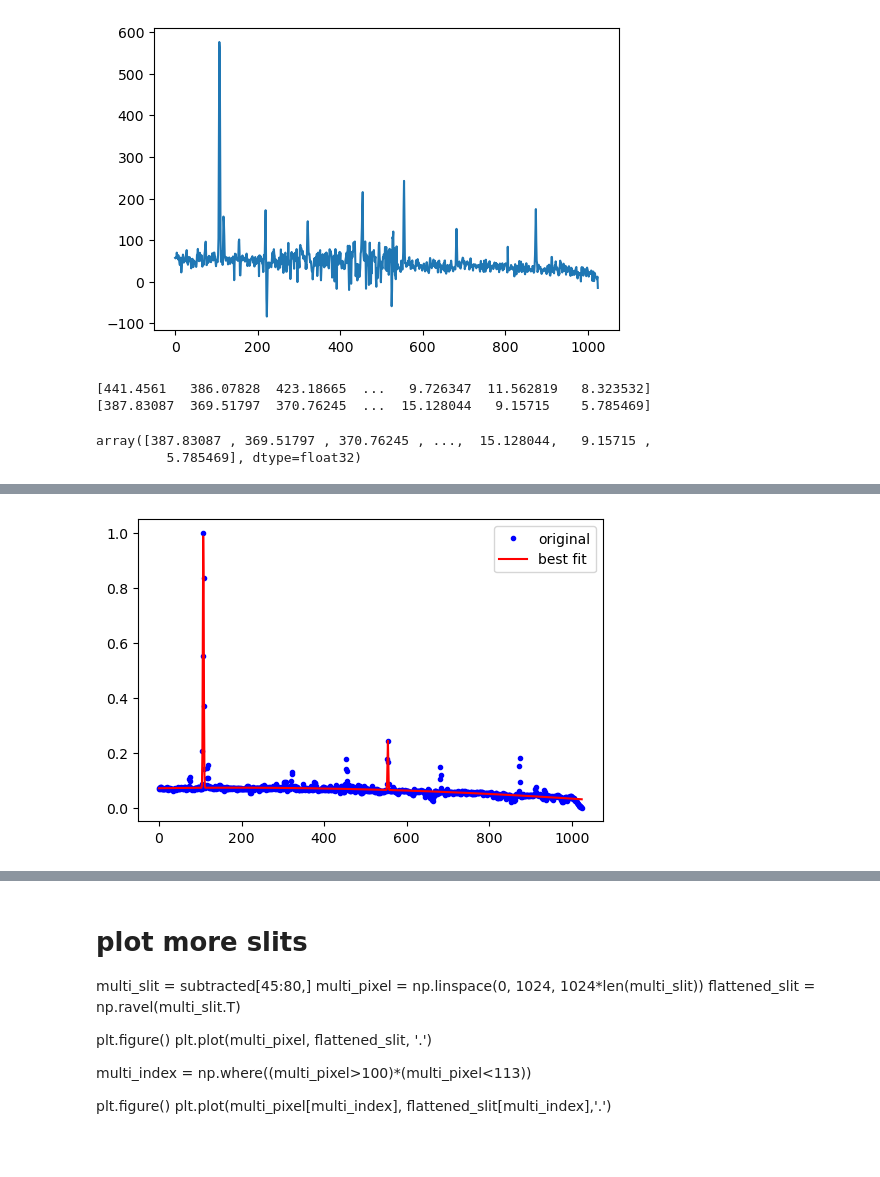
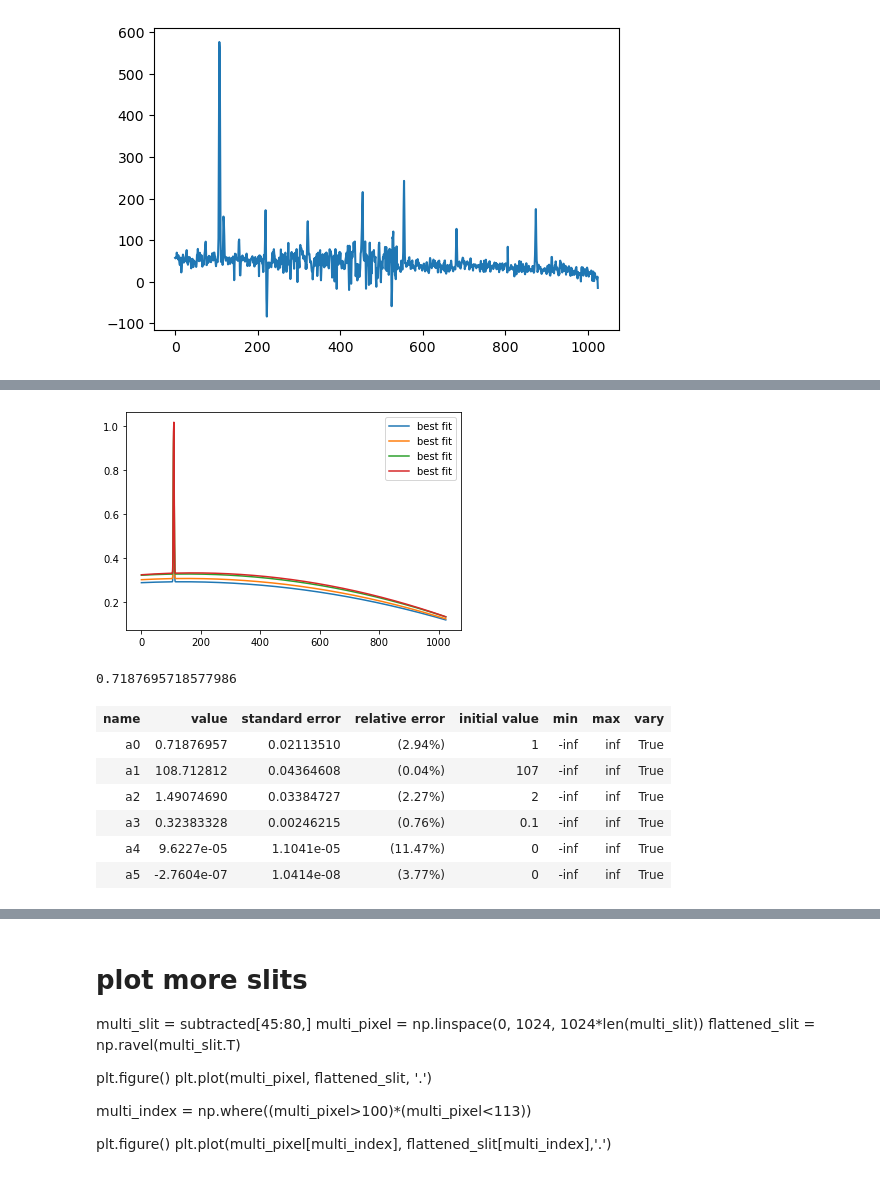
Before and after one commit to ruoyanwangdr/Dynamics-of-Jovian-Infrared-Auroral-Ionosphere-and-Thermosphere, a Jupyter notebook: h3p.ipynb, the cells around one changed output, grey strips where cells are left out. Drawn from its saved outputs; the diff is of its cells as text; code cells hidden in the pictures; blank space fills up the shorter version.

Commit message:
Obtain best fit parameters

```diff
--- a/h3p.ipynb
+++ b/h3p.ipynb
@@ -76,35 +150,7 @@ plt.plot(pixel, selected_slit)
 # %% [output]
 [<matplotlib.lines.Line2D at 0x...>]
 [figure]
-# %%
-for i in range(2):
-    new_slit = sky_subtracted[i+87]
-    print(new_slit)
-# %% [output]
-[441.4561   386.07828  423.18665  ...   9.726347  11.562819   8.323532]
-[387.83087  369.51797  370.76245  ...  15.128044   9.15715    5.785469]
-# %%
-selected_slit
-# %% [output]
-array([387.83087 , 369.51797 , 370.76245 , ...,  15.128044,   9.15715 ,
-         5.785469], dtype=float32)
 # %%
-def normalization(data):
-    return (data - np.min(data)) / (np.max(data) - np.min(data))
-
-normalized = normalization(selected_slit)
-#normalized = normalization(selected_slit[index])
-#normalized = normalization(flattened_slit[multi_index])
-
-x = pixel
-#x = pixel[index]
-#x = multi_pixel[multi_index]
-y = normalized
-
-#def gaussian(x, amp, mu, fwhm):
-#    sig = fwhm / (2*np.sqrt(2*np.log(2)))
-#    return amp * np.exp(-np.power(x - mu, 2.) / (2 * np.power(sig, 2.)))
-
 # guassian function credit to pen and pants IDL's Gaussfit in Python
 def gaussian_fit(x, a0, a1, a2, a3, a4, a5):
     """
@@ -123,24 +169,35 @@ def gaussian_fit(x, a0, a1, a2, a3, a4, a5):
     return y
 
 
-#gmodel = Model(gaussian_fit)
-gmodel = Model(gaussian_fit, prefix='g1_') + Model(gaussian_fit, prefix='g2_')
+gmodel = Model(gaussian_fit)
+#gmodel = Model(gaussian_fit, prefix='g1_') + Model(gaussian_fit, prefix='g2_')
 #print('parameter names: {}'.format(gmodel.param_names))
 #print('independent variables: {}'.format(gmodel.independent_vars))
 
-#params = gmodel.make_params(a0=1, a1=107, a2=2, a3=0.1, a4=0, a5=0)
-params = gmodel.make_params(g1_a0=1.0, g1_a1=107, g1_a2=2, g1_a3=0.1, g1_a4=0, g1_a5=0,
-                            g2_a0=0.3, g2_a1=554, g2_a2=2, g2_a3=0.1, g2_a4=0, g2_a5=0)
-result = gmodel.fit(y, params, x=x)
+params = gmodel.make_params(a0=1, a1=107, a2=2, a3=0.1, a4=0, a5=0)
+#params = gmodel.make_params(g1_a0=1.0, g1_a1=107, g1_a2=2, g1_a3=0.1, g1_a4=0, g1_a5=0,
+#                            g2_a0=0.3, g2_a1=554, g2_a2=2, g2_a3=0.1, g2_a4=0, g2_a5=0)
+#result = gmodel.fit(y, params, x=x)
 
-print(result.fit_report())
+#print(result.fit_report())
 
-plt.figure(dpi=100)
+#plt.figure(dpi=100)
 #plt.plot(pixel[index], normalized, 'g-', label='original curve')
-plt.plot(x, y,'b.', label='original')
+#plt.plot(x, y,'b.', label='original')
 #plt.plot(x, result.init_fit, 'k--', label='initial fit')
-plt.plot(x, result.best_fit, 'r-', label='best fit')
+#plt.plot(x, result.best_fit, 'r-', label='best fit')
 #plt.xlim(550, 580)
-plt.legend(loc='best')
-plt.show()
+#plt.legend(loc='best')
+#plt.show()
+x = pixel
+
+for i in range(4):
+    new_slit = sky_subtracted[i+40]
+    y = normalize(new_slit)
+    new_result = gmodel.fit(y, params, x=x)
+    plt.plot(x, new_result.best_fit, label='best fit')
+    plt.legend()
+    print(new_result.best_fit)
+    print()
+    print(new_result.best_values.get('a1'))
 # %% [output]
@@ -164 +216,15 @@ plt.show()
-[figure, old version]
+[figure, new version]
+# %%
+new_result.best_values.get('a0')
+# %% [output]
+0.7187695718577986
+# %%
+new_result.params
+# %% [output]
+| name | value | standard error | relative error | initial value | min | max | vary |
+| a0 | 0.71876957 | 0.02113510 | (2.94%) | 1 | -inf | inf | True |
+| a1 | 108.712812 | 0.04364608 | (0.04%) | 107 | -inf | inf | True |
+| a2 | 1.49074690 | 0.03384727 | (2.27%) | 2 | -inf | inf | True |
+| a3 | 0.32383328 | 0.00246215 | (0.76%) | 0.1 | -inf | inf | True |
+| a4 | 9.6227e-05 | 1.1041e-05 | (11.47%) | 0 | -inf | inf | True |
+| a5 | -2.7604e-07 | 1.0414e-08 | (3.77%) | 0 | -inf | inf | True |
```
Also changed, not shown: parts of 4 cells of this notebook.
